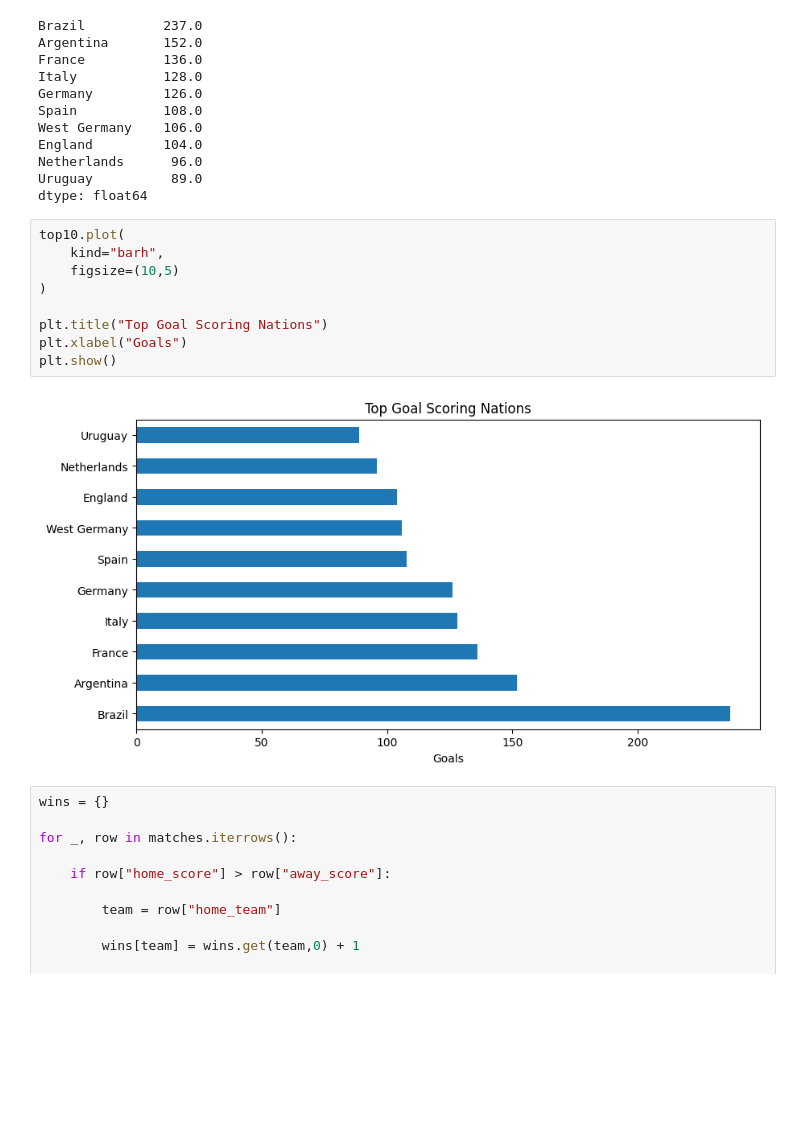
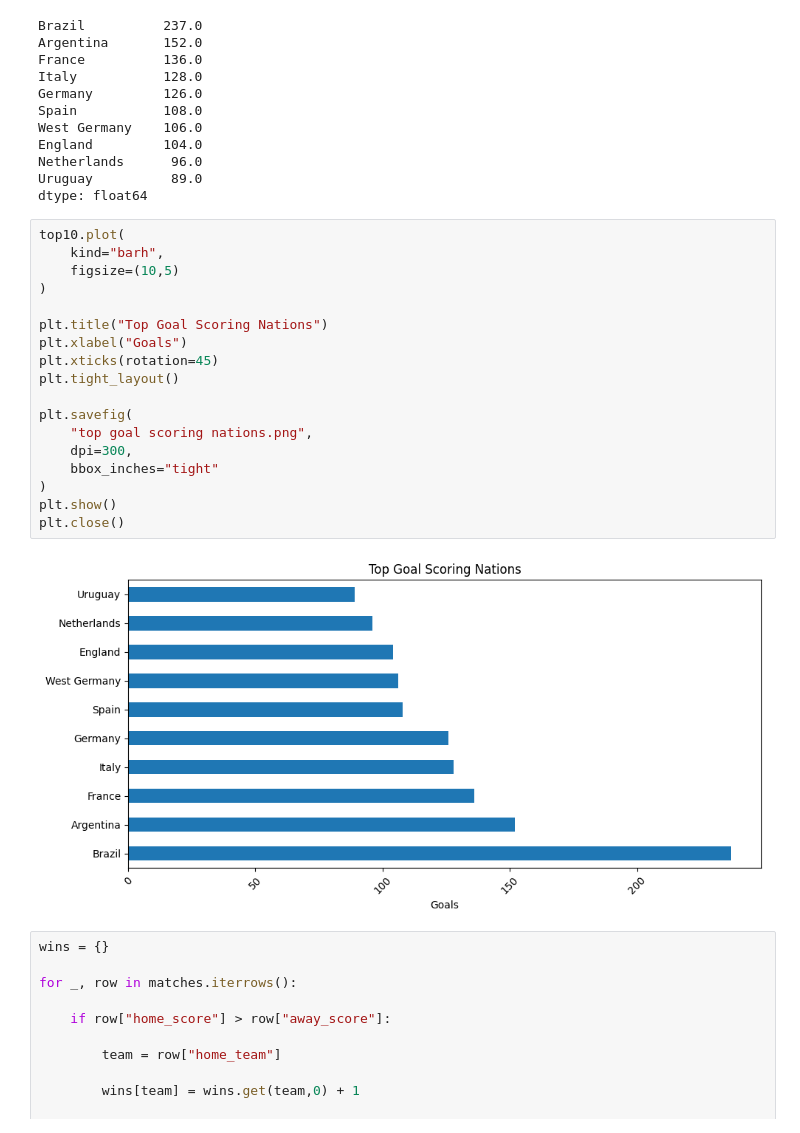
Before and after one commit to Pranav442005/FIFA-World-Cup-Analytics, a Jupyter notebook: notebook/project.ipynb, the cells around one changed output. Cells and saved outputs as stored; diff of their text form; blank space fills up the shorter version.

```diff
--- a/notebook/project.ipynb
+++ b/notebook/project.ipynb
@@ -138,14 +170,23 @@ dtype: float64
 # %%
 top10.plot(
     kind="barh",
     figsize=(10,5)
 )
 
 plt.title("Top Goal Scoring Nations")
 plt.xlabel("Goals")
+plt.xticks(rotation=45)
+plt.tight_layout()
+
+plt.savefig(
+    "top goal scoring nations.png",
+    dpi=300,
+    bbox_inches="tight"
+)
 plt.show()
+plt.close()
 # %% [output]
-[figure, old version]
+[figure, new version]
 # %%
 wins = {}
 
```
Also changed, not shown: parts of 33 cells of this notebook, 15 other files.
